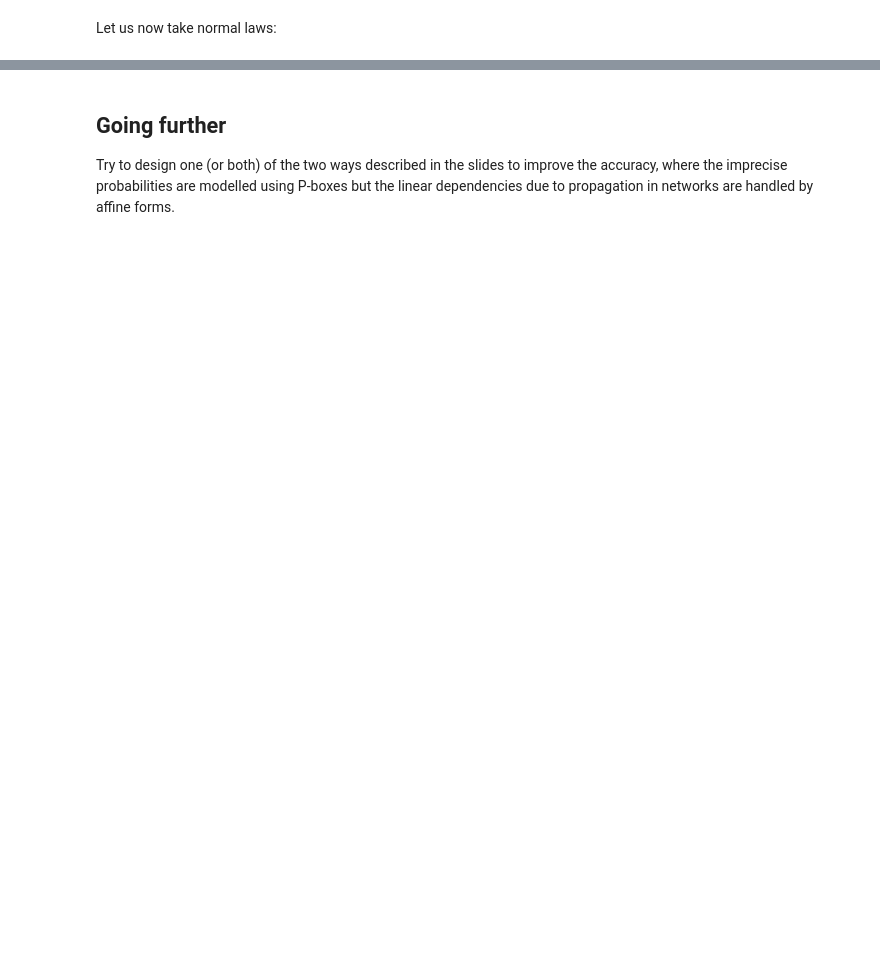
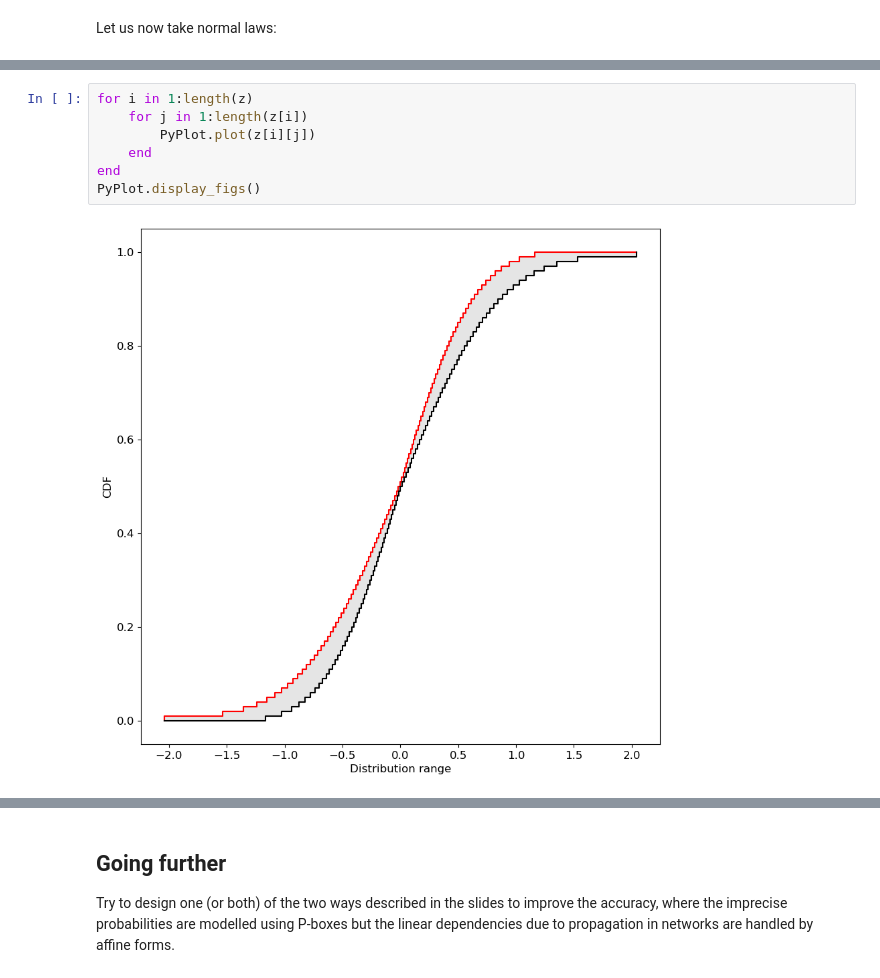
Before and after one commit to ardianugraha/verification-neural-networks, a Jupyter notebook: NeuralVerification-CARS-Workshop-master/Lab2.ipynb, the cells around one changed output, grey strips where cells are left out. Saved outputs shown, nothing was run; the diff lists cells and outputs as text; blank space fills up the shorter version.

```diff
--- a/NeuralVerification-CARS-Workshop-master/Lab2.ipynb
+++ b/NeuralVerification-CARS-Workshop-master/Lab2.ipynb
@@ -308,0 +354,9 @@ UndefVarError: UndefVarError: pbox_approximate_nnet not defined
+# %%
+for i in 1:length(z)
+    for j in 1:length(z[i])
+        PyPlot.plot(z[i][j])
+    end
+end
+PyPlot.display_figs()
+# %% [output]
+[figure, added]
```
Also changed, not shown: parts of 13 cells of this notebook.
